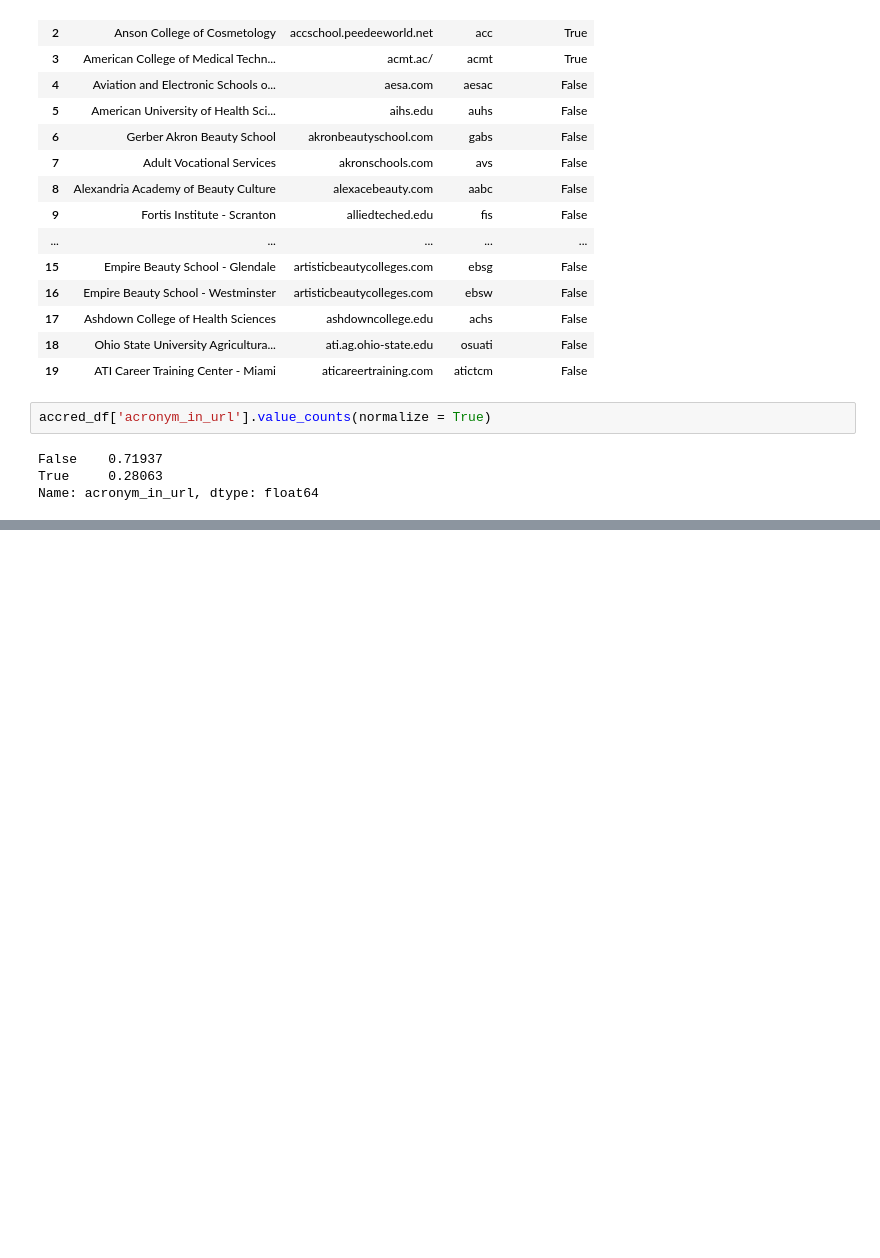
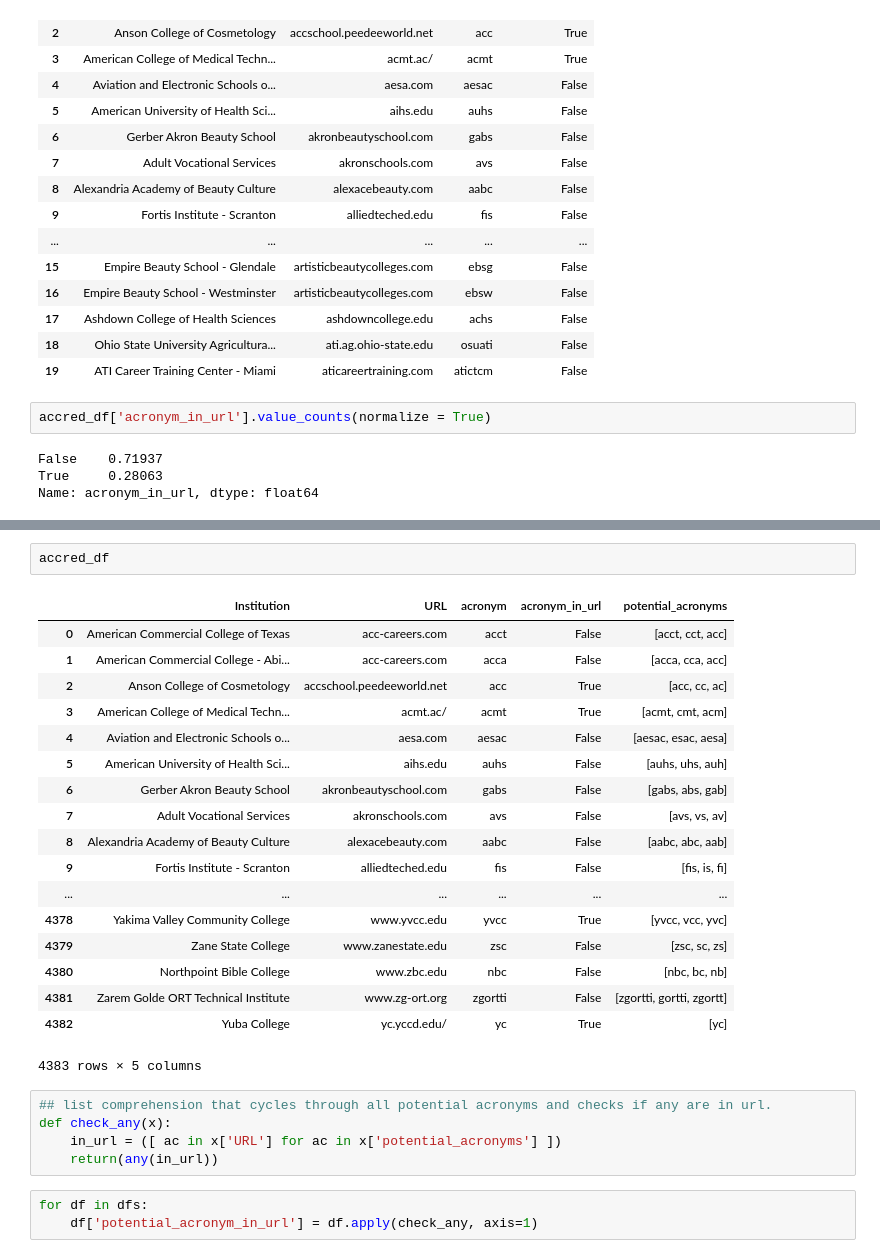
Before and after one commit to magratheazaphod/nextcaller, a Jupyter notebook: two_scratch.ipynb, the cells around one changed output, grey strips where cells are left out. Drawn from its saved outputs; the diff is of its cells as text; blank space fills up the shorter version.

```diff
--- a/two_scratch.ipynb
+++ b/two_scratch.ipynb
@@ -154,0 +170,29 @@ sweet - we're already hitting 28% of accredited institutions
+# %%
+accred_df
+# %% [output]
+|  | Institution | URL | acronym | acronym_in_url | potential_acronyms |
+| 0 | American Commercial College of Texas | acc-careers.com | acct | False | [acct, cct, acc] |
+| 1 | American Commercial College - Abi... | acc-careers.com | acca | False | [acca, cca, acc] |
+| 2 | Anson College of Cosmetology | accschool.peedeeworld.net | acc | True | [acc, cc, ac] |
+| 3 | American College of Medical Techn... | acmt.ac/ | acmt | True | [acmt, cmt, acm] |
+| 4 | Aviation and Electronic Schools o... | aesa.com | aesac | False | [aesac, esac, aesa] |
+| 5 | American University of Health Sci... | aihs.edu | auhs | False | [auhs, uhs, auh] |
+| 6 | Gerber Akron Beauty School | akronbeautyschool.com | gabs | False | [gabs, abs, gab] |
+| 7 | Adult Vocational Services | akronschools.com | avs | False | [avs, vs, av] |
+| 8 | Alexandria Academy of Beauty Culture | alexacebeauty.com | aabc | False | [aabc, abc, aab] |
+| 9 | Fortis Institute - Scranton | alliedteched.edu | fis | False | [fis, is, fi] |
+| ... | ... | ... | ... | ... | ... |
+| 4378 | Yakima Valley Community College | www.yvcc.edu | yvcc | True | [yvcc, vcc, yvc] |
+| 4379 | Zane State College | www.zanestate.edu | zsc | False | [zsc, sc, zs] |
+| 4380 | Northpoint Bible College | www.zbc.edu | nbc | False | [nbc, bc, nb] |
+| 4381 | Zarem Golde ORT Technical Institute | www.zg-ort.org | zgortti | False | [zgortti, gortti, zgortt] |
+| 4382 | Yuba College | yc.yccd.edu/ | yc | True | [yc] |
+4383 rows × 5 columns
+# %%
+## list comprehension that cycles through all potential acronyms and checks if any are in url.
+def check_any(x):
+    in_url = ([ ac in x['URL'] for ac in x['potential_acronyms'] ])
+    return(any(in_url))
+# %%
+for df in dfs:
+    df['potential_acronym_in_url'] = df.apply(check_any, axis=1)
```
Also changed, not shown: parts of 8 cells of this notebook.
